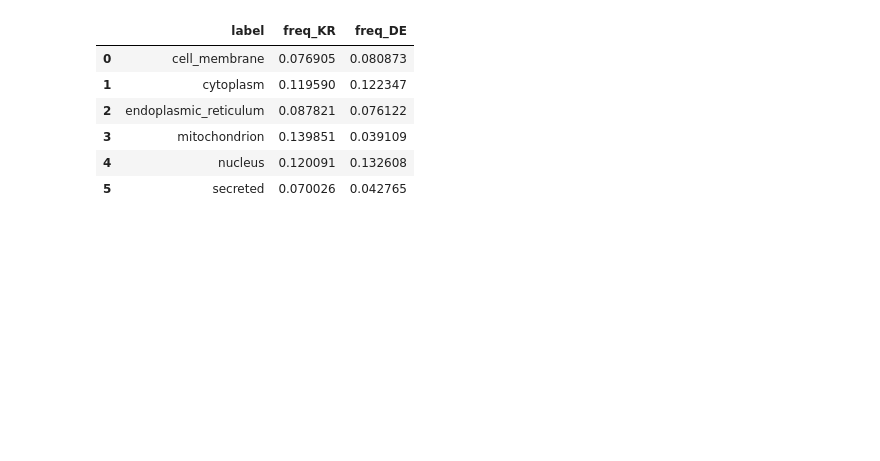
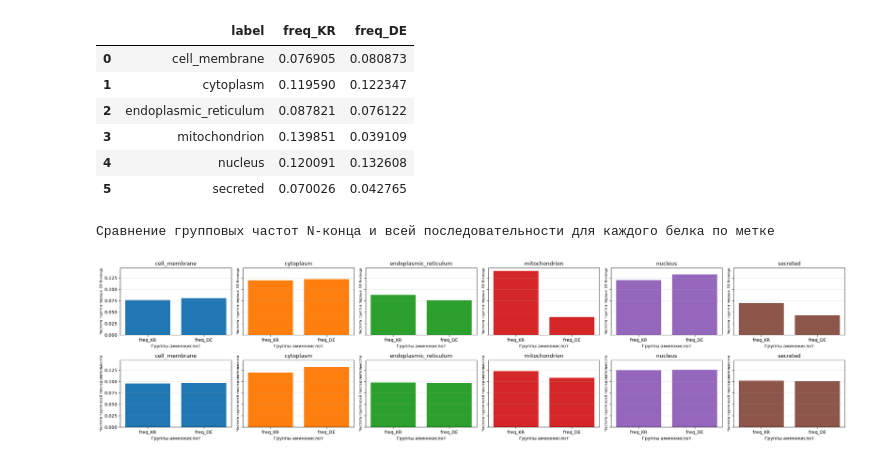
Before and after one commit to EnemyOfDeath7/protein-localization-project, a Jupyter notebook: notebooks/03_eda.ipynb, the cells around one changed output. Saved outputs shown, nothing was run; the diff lists cells and outputs as text; code cells hidden in the pictures; blank space fills up the shorter version.

```diff
--- a/notebooks/03_eda.ipynb
+++ b/notebooks/03_eda.ipynb
@@ -506,3 +587,35 @@ freq_label_N_end[["label", "freq_KR", "freq_DE"]]
 | 3 | mitochondrion | 0.139851 | 0.039109 |
 | 4 | nucleus | 0.120091 | 0.132608 |
 | 5 | secreted | 0.070026 | 0.042765 |
+# %%
+print("Сравнение групповых частот N-конца и всей последовательности для каждого белка по метке")
+
+fig, axes = plt.subplots(2, 6, figsize=(24, 6), sharey=True)
+
+for i, ax in enumerate(axes.flatten()[0:6]):
+    ax.bar(freq_label_N_end.columns[21:], freq_label_N_end.iloc[i, 21:], color=f"C{i}")
+
+    ax.set_title(str(freq_label_N_end.iloc[i, 0]))
+    ax.set_xlabel("Группы аминокислот")
+    ax.set_ylabel("Частота групп в первых 30 N-конца", fontsize=8)
+
+    ax.set_xticks(range(len(freq_label_N_end.columns[21:])))
+
+    ax.grid(axis="y", alpha=0.3)
+
+for i, ax in enumerate(axes.flatten()[6:]):
+    ax.bar(freq_label_aa.columns[21:], freq_label_aa.iloc[i, 21:], color=f"C{i}")
+
+    ax.set_title(str(freq_label_aa.iloc[i, 0]))
+    ax.set_xlabel("Группы аминокислот")
+    ax.set_ylabel("Частота групп всей последовательности", fontsize=8)
+
+    ax.set_xticks(range(len(freq_label_aa.columns[21:])))
+
+    ax.grid(axis="y", alpha=0.3)
+
+plt.tight_layout()
+plt.show()
+# %% [output]
+Сравнение групповых частот N-конца и всей последовательности для каждого белка по метке
+[figure, added]
```
Also changed, not shown: parts of 8 cells of this notebook, 1 other file.
